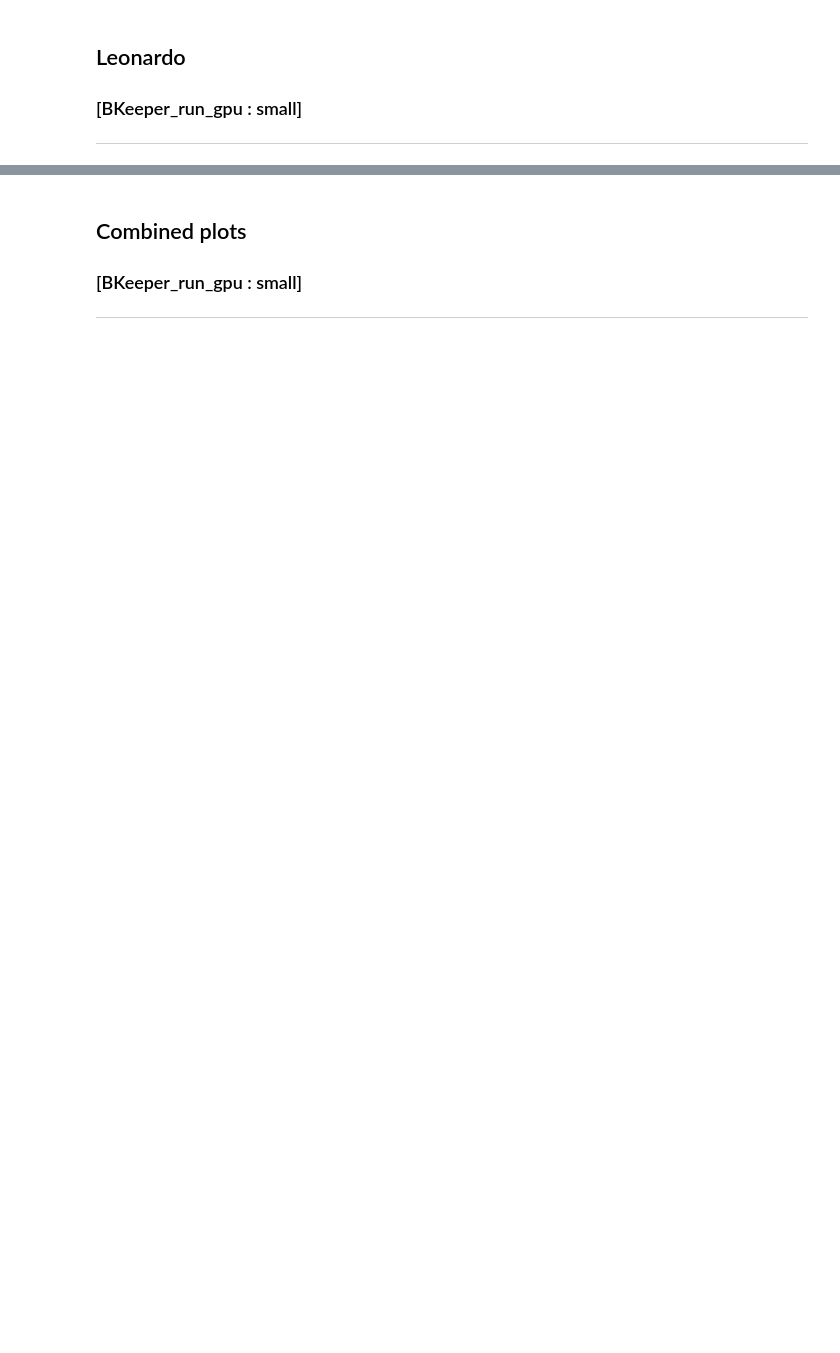
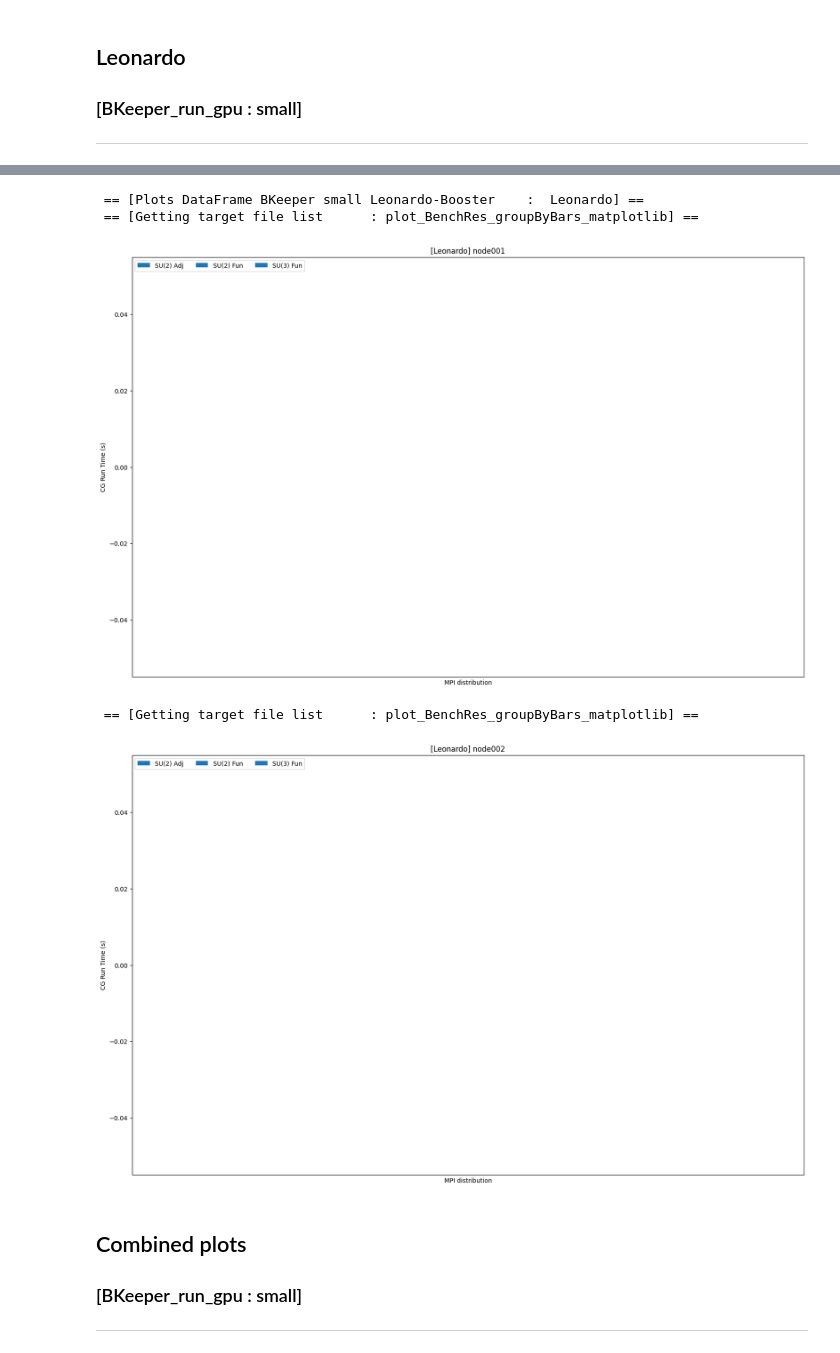
Before and after one commit to fbonnet08/Bench_Grid_HiRep, a Jupyter notebook: src/PythonCodes/Jupyter-NoteBooks/LLR-Bench_Grid_HiRep_Notebooks/Notebook_Bench_Grid_HiRep.ipynb, the cells around one changed output, grey strips where cells are left out. Cells and saved outputs as stored; diff of their text form; code cells hidden in the pictures; blank space fills up the shorter version.

```diff
--- a/src/PythonCodes/Jupyter-NoteBooks/LLR-Bench_Grid_HiRep_Notebooks/Notebook_Bench_Grid_HiRep.ipynb
+++ b/src/PythonCodes/Jupyter-NoteBooks/LLR-Bench_Grid_HiRep_Notebooks/Notebook_Bench_Grid_HiRep.ipynb
@@ -721,15 +1033,41 @@ dataFrame_BKeeper_small_leonardo
 # %%
 # --------------------------------------------------------------------------
 # Reading in the inout file
 m.printMesgStr("Plots DataFrame BKeeper small Leonardo-Booster    : ", c.getGreen(), machine_name_leonardo)
 
-df_su2_adj_leonardo = dataFrame_BKeeper_small_leonardo[dataFrame_BKeeper_small_leonardo["Representation"] == "SU(2), adjoint"][["Representation", "CG Run Time (s)"]]
-df_su2_fun_leonardo = dataFrame_BKeeper_small_leonardo[dataFrame_BKeeper_small_leonardo["Representation"] == "SU(2), fundamental"][["Representation", "CG Run Time (s)"]]
-df_su3_fun_leonardo = dataFrame_BKeeper_small_leonardo[dataFrame_BKeeper_small_leonardo["Representation"] == "SU(3), fundamental"][["Representation", "CG Run Time (s)"]]
+df_su2_adj_leonardo = dataFrame_BKeeper_small_leonardo[dataFrame_BKeeper_small_leonardo["Representation"] == "SU(2), adjoint"][["Representation", "CG Run Time (s)","mpi_distribution","nodes"]]
+df_su2_fun_leonardo = dataFrame_BKeeper_small_leonardo[dataFrame_BKeeper_small_leonardo["Representation"] == "SU(2), fundamental"][["Representation", "CG Run Time (s)","mpi_distribution","nodes"]]
+df_su3_fun_leonardo = dataFrame_BKeeper_small_leonardo[dataFrame_BKeeper_small_leonardo["Representation"] == "SU(3), fundamental"][["Representation", "CG Run Time (s)","mpi_distribution","nodes"]]
 
-dataframe_representation_lst_leonardo = [df_su2_adj_leonardo, df_su2_fun_leonardo, df_su3_fun_leonardo]
+# PLoting data
+df_su2_adj_leonardo_mpi_node001     = df_su2_adj_leonardo[df_su2_adj_leonardo["nodes"] == "001"][["mpi_distribution"]]
+df_su2_adj_leonardo_cgtimes_node001 = df_su2_adj_leonardo[df_su2_adj_leonardo["nodes"] == "001"][["CG Run Time (s)"]]
+df_su2_fun_leonardo_cgtimes_node001 = df_su2_fun_leonardo[df_su2_fun_leonardo["nodes"] == "001"][["CG Run Time (s)"]]
+df_su3_fun_leonardo_cgtimes_node001 = df_su3_fun_leonardo[df_su3_fun_leonardo["nodes"] == "001"][["CG Run Time (s)"]]
+rc = plot_BenchRes_groupByBars_matplotlib(c, m,
+                                          df_su2_adj_leonardo_mpi_node001['mpi_distribution'],
+                                          df_su2_adj_leonardo_cgtimes_node001['CG Run Time (s)'],
+                                          df_su2_fun_leonardo_cgtimes_node001['CG Run Time (s)'],
+                                          df_su3_fun_leonardo_cgtimes_node001['CG Run Time (s)'],
+                                          machine_name_leonardo, "node001")
 
-rc = plot_representation_matplotlib(c, m, dataframe_representation_lst_leonardo, machine_name_leonardo)
+df_su2_adj_leonardo_mpi_node002     = df_su2_adj_leonardo[df_su2_adj_leonardo["nodes"] == "002"][["mpi_distribution"]]
+df_su2_adj_leonardo_cgtimes_node002 = df_su2_adj_leonardo[df_su2_adj_leonardo["nodes"] == "002"][["CG Run Time (s)"]]
+df_su2_fun_leonardo_cgtimes_node002 = df_su2_fun_leonardo[df_su2_fun_leonardo["nodes"] == "002"][["CG Run Time (s)"]]
+df_su3_fun_leonardo_cgtimes_node002 = df_su2_fun_leonardo[df_su2_fun_leonardo["nodes"] == "002"][["CG Run Time (s)"]]
+rc = plot_BenchRes_groupByBars_matplotlib(c, m,
+                                          df_su2_adj_leonardo_mpi_node002['mpi_distribution'],
+                                          df_su2_adj_leonardo_cgtimes_node002['CG Run Time (s)'],
+                                          df_su2_fun_leonardo_cgtimes_node002['CG Run Time (s)'],
+                                          df_su3_fun_leonardo_cgtimes_node002['CG Run Time (s)'],
+                                          machine_name_leonardo, "node002")
+# --------------------------------------------------------------------------
+# %% [output]
+ == [Plots DataFrame BKeeper small Leonardo-Booster    :  Leonardo] ==
+ == [Getting target file list      : plot_BenchRes_groupByBars_matplotlib] ==
+[figure, added]
+ == [Getting target file list      : plot_BenchRes_groupByBars_matplotlib] ==
+[figure, added]
 # %% [markdown]
 ## Combined plots
 ### [BKeeper_run_gpu : small]
```
Also changed, not shown: parts of 35 cells of this notebook, 1 other file.
